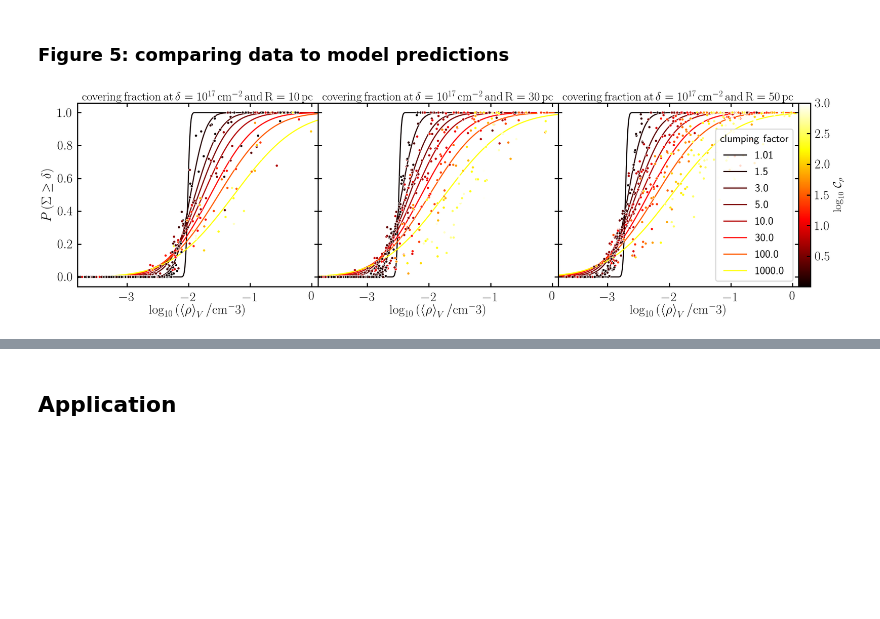
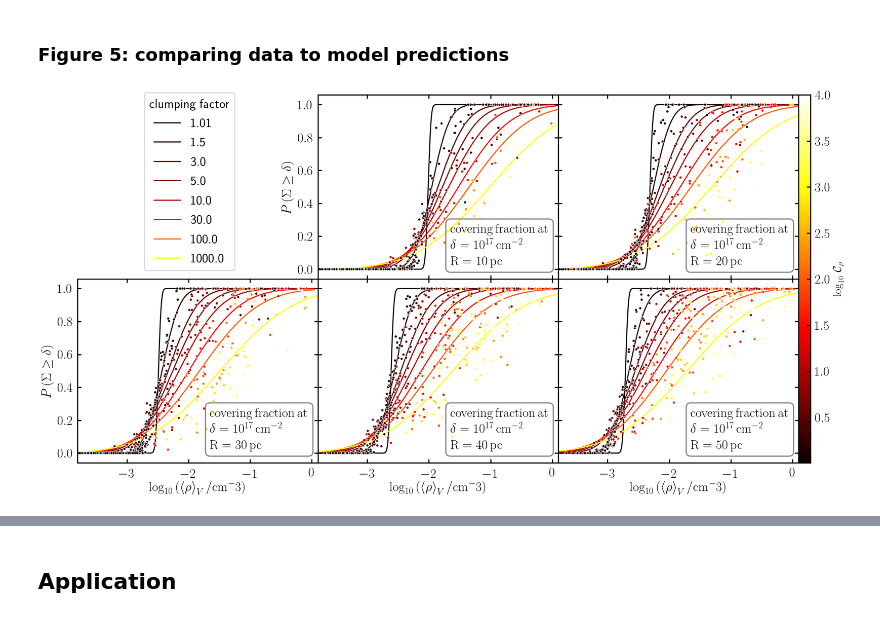
Before and after one commit to TobiBu/ISM_subgrid_clumping, a Jupyter notebook: ISM_subgrid_clumping.ipynb, the cells around one changed output, grey strips where cells are left out. Drawn from its saved outputs; the diff is of its cells as text; code cells hidden in the pictures; blank space fills up the shorter version.

```diff
--- a/ISM_subgrid_clumping.ipynb
+++ b/ISM_subgrid_clumping.ipynb
@@ -272,20 +257,0 @@ plt.savefig("./plots/width.pdf", bbox_inches='tight')
-# %%
-# right panel of Fig. 3
-C = [1.01,1.5,3.,5.,10.,30.,100.,1000.,10000.]
-logC = np.log10(C)
-colors = plt.cm.hot(logC/logC[-1])#np.linspace(0,1,len(C)+3))
-dens = np.linspace(-3.8,0.5,500)
-
-plt.figure(figsize=(15,10))
-th = 1e17
-rad = 20
-
-for i in range(len(C)-1):
-    plt.plot(dens,volume_errf(10**dens,rad,C[i],th),color=colors[i], label=C[i])
-
-plt.xlim(-3.8,0.1)
-plt.legend(title="clumping factor",title_fontsize=30,fontsize=30)
-plt.ylabel(r"$ P\left(\Sigma\geq\delta\right)$")#\,
-plt.xlabel(r"$\log_{10}\left(\left<\rho\right>_V/\rm{cm}{^{-3}}\right)$")
-plt.title(r"$\rm{covering\, fraction\, at\, \delta=10^{17}\rm{cm}^{-2}\, and\, R=%s\rm{pc}}$"%rad, fontsize=35)
-plt.savefig("./plots/cov_frac.pdf", bbox_inches='tight')
@@ -853,16 +979,20 @@ plt.savefig("./plots/col_den_hist_purple.pdf", bbox_inches='tight')
 # %% [markdown]
 ### Figure 5: comparing data to model predictions
 # %%
-# old version of Fig. 5:
+# Fig. 5:
 
-plt.figure(figsize=(35,9))
-gs = gridspec.GridSpec(1, 4, width_ratios=[1,1,1,0.05], height_ratios=[1])
+plt.figure(figsize=(35,18))
+gs = gridspec.GridSpec(2, 4, width_ratios=[1,1,1,0.05], height_ratios=[1,1])
 gs.update(hspace=0.0, wspace=0.0)
 
-cax = plt.subplot(gs[-1])
+cax = plt.subplot(gs[:,-1])
 ax = plt.subplot(gs[0])
 ax1 = plt.subplot(gs[1])
 ax2 = plt.subplot(gs[2])
+ax3 = plt.subplot(gs[4])
+ax4 = plt.subplot(gs[5])
+ax5 = plt.subplot(gs[6])
+
 
 th = 10**17
 
@@ -872,12 +1002,14 @@ colors = plt.cm.hot(logC/logC[-1])#np.linspace(0,1,len(C)+3))
 dens = np.linspace(-4,1,400)
 
 for i in range(len(C)-1):
-    ax.plot(dens,volume_errf(10**dens,10,C[i],th),color=colors[i], label=C[i], zorder=-10)#, ls='dashed')
-    ax1.plot(dens,volume_errf(10**dens,30,C[i],th),color=colors[i], label=C[i], zorder=-10)#, ls='dashed')
-    ax2.plot(dens,volume_errf(10**dens,50,C[i],th),color=colors[i], label=C[i], zorder=-10)#, ls='dashed')
+    ax1.plot(dens,volume_errf(10**dens,10,C[i],th),color=colors[i], label=C[i], zorder=-10)#, ls='dashed')
+    ax2.plot(dens,volume_errf(10**dens,20,C[i],th),color=colors[i], label=C[i], zorder=-10)#, ls='dashed')
+    ax3.plot(dens,volume_errf(10**dens,30,C[i],th),color=colors[i], label=C[i], zorder=-10)#, ls='dashed')
+    ax4.plot(dens,volume_errf(10**dens,40,C[i],th),color=colors[i], label=C[i], zorder=-10)#, ls='dashed')
+    ax5.plot(dens,volume_errf(10**dens,50,C[i],th),color=colors[i], label=C[i], zorder=-10)#, ls='dashed')
 
-for name,axis,rad in zip(['./data/data_cellprop_500_nside4_1pc_R10_6000','./data/data_cellprop_500_nside4_1pc_R30_6000',
-                          './data/data_cellprop_500_nside4_1pc_R50_6000'],[ax,ax1,ax2],[10,30,50]):
+for name,axis,rad in zip(['./data/data_cellprop_500_nside4_1pc_R10_6000','./data/data_cellprop_500_nside4_1pc_R20_6000','./data/data_cellprop_500_nside4_1pc_R30_6000',
+                          './data/data_cellprop_500_nside4_1pc_R40_6000','./data/data_cellprop_500_nside4_1pc_R50_6000'],[ax1,ax2,ax3,ax4,ax5],[10,20,30,40,50]):
 
     with open(name, "rb") as all_data:
         data = pickle.load(all_data)
@@ -911,40 +1043,46 @@ for name,axis,rad in zip(['./data/data_cellprop_500_nside4_1pc_R10_6000','./data
     v = cell_volumes
 
     density.extend(den)
 
     for i in range(500):
         mean = np.mean(d[i])
         median = np.median(d[i])
-        tmp = np.mean(cell_masses[i])
-        cf0.append(tmp/np.median(cell_masses[i]))
+        cf0.append(mean/median)
 
     clump = np.asarray(cf0)
     log_clump = np.log10(np.exp(2*np.log(clump))) # factor 2 comes in because we use mean and median to calculate
                                     #the clumping factor. See explanantion to Eq. 10 in Buck et al. 2021b
 
     #particles per cm^2
     b = col_den/(A_cm*p_mass)
     cov = []
     for i in range(len(col_den)):
         cov.append(len(np.where(b[i] > th)[0])/(len(b[0])))
 
     covering.extend(cov)
 
     cc = axis.scatter(np.log10(density), covering, c=log_clump, edgecolor='w',lw=1,
-                s=50,cmap='hot',vmin=np.log10(1.01), vmax=3)
+                s=50,cmap='hot',vmin=np.log10(1.01), vmax=4)
 
     axis.set_xlim(-3.8,0.1)
-    axis.set_xlabel(r"$\log_{10}\left(\left<\rho\right>_V/\rm{cm}{^-3}\right)$",labelpad=10)
-    axis.set_title(r"$\rm{covering\, fraction\, at\, \delta=10^{17}\,\rm{cm}^{-2}\, and\, R=%s\,\rm{pc}}$"%rad, fontsize=32.5)
+    if rad > 20:
+        axis.set_xlabel(r"$\log_{10}\left(\left<\rho\right>_V/\rm{cm}{^-3}\right)$",labelpad=12)
+    #axis.set_title(r"$\rm{covering\, fraction\, at\, \delta=10^{17}\,\rm{cm}^{-2}\, and\, R=%s\,\rm{pc}}$"%rad, fontsize=32.5)
+    axis.text(-1.65,0.025,r"$\rm{covering\, fraction\, at}$" +"\n"+ r"$\rm{\delta=10^{17}\,\rm{cm}^{-2}}$" +"\n" + r"$\rm{R=%s\,\rm{pc}}$"%rad,fontsize=35,linespacing=1.5, bbox=dict(facecolor='none', edgecolor='gray', boxstyle='round, pad=.35'))
+    #axis.text(-3.75,0.8,r"$\rm{\delta=10^{17}\,\rm{cm}^{-2} R=%s\,\rm{pc}}$"%rad,fontsize=35)
 
+ax1.legend(title="clumping factor",title_fontsize=35,fontsize=35,loc=2, bbox_to_anchor=(-.75, 1.05))
+ax.set_ylabel(r"$P\left(\Sigma\geq\delta\right)$",labelpad=10)
+ax3.set_ylabel(r"$P\left(\Sigma\geq\delta\right)$",labelpad=10)
+ax1.set_ylabel(r"$P\left(\Sigma\geq\delta\right)$",labelpad=10)
+ax2.set_yticklabels([])
+ax4.set_yticklabels([])
+ax5.set_yticklabels([])
+ax.set_axis_off()
 
-ax2.legend(title="clumping factor",title_fontsize=30,fontsize=30,loc=4)
-ax.set_ylabel(r"$P\left(\Sigma\geq\delta\right)$",labelpad=10)
-ax1.set_yticklabels([])
-ax2.set_yticklabels([])
 cb = plt.colorbar(cc, cax=cax)
 cb.set_label(label=r"$\log_{10}\,\mathcal{C}_\rho$", size=30, labelpad=10)
 
 plt.savefig("./plots/theory_vs_data.pdf", bbox_inches='tight')
 # %% [output]
-[figure, old version]
+[figure, new version]
```
Also changed, not shown: parts of 16 cells of this notebook, 11 other files.
